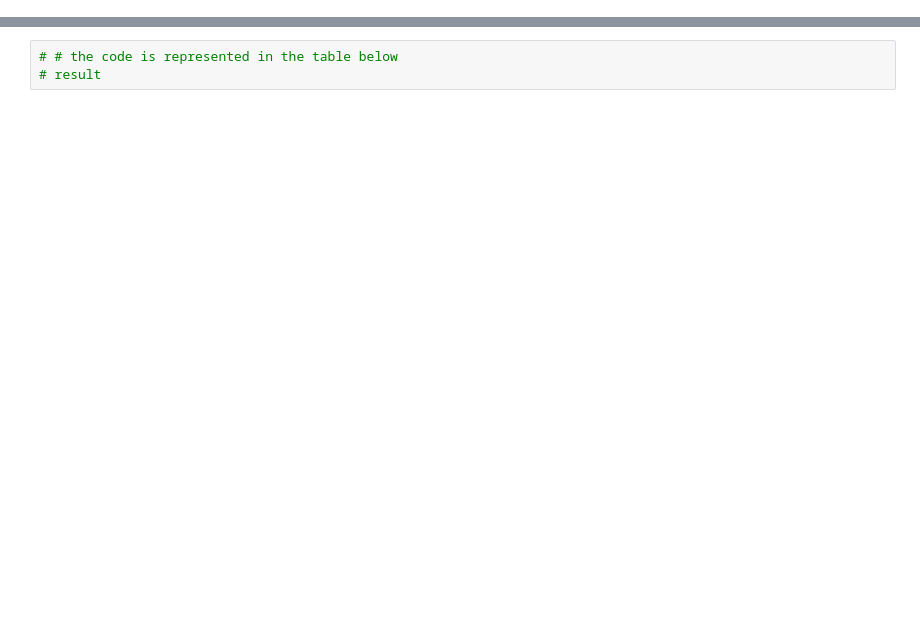
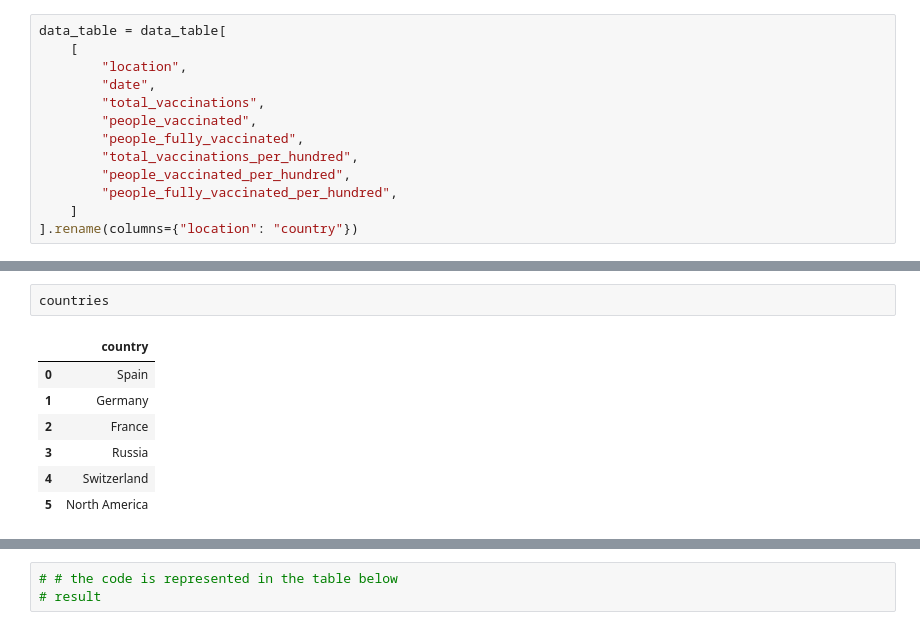
Before and after one commit to KonstantinBurkin/Vaccination_rates, a Jupyter notebook: Vaccination_rates.ipynb, the cells around one changed output, grey strips where cells are left out. Drawn from its saved outputs; the diff is of its cells as text; blank space fills up the shorter version.

```diff
--- a/Vaccination_rates.ipynb
+++ b/Vaccination_rates.ipynb
@@ -851,0 +31,13 @@ Information about herd immunity thresholds was found <a href="https://en.wikiped
+# %%
+data_table = data_table[
+    [
+        "location",
+        "date",
+        "total_vaccinations",
+        "people_vaccinated",
+        "people_fully_vaccinated",
+        "total_vaccinations_per_hundred",
+        "people_vaccinated_per_hundred",
+        "people_fully_vaccinated_per_hundred",
+    ]
+].rename(columns={"location": "country"})
@@ -851,0 +216,10 @@ Information about herd immunity thresholds was found <a href="https://en.wikiped
+# %%
+countries
+# %% [output]
+|  | country |
+| 0 | Spain |
+| 1 | Germany |
+| 2 | France |
+| 3 | Russia |
+| 4 | Switzerland |
+| 5 | North America |
```
Also changed, not shown: parts of 76 cells of this notebook.
